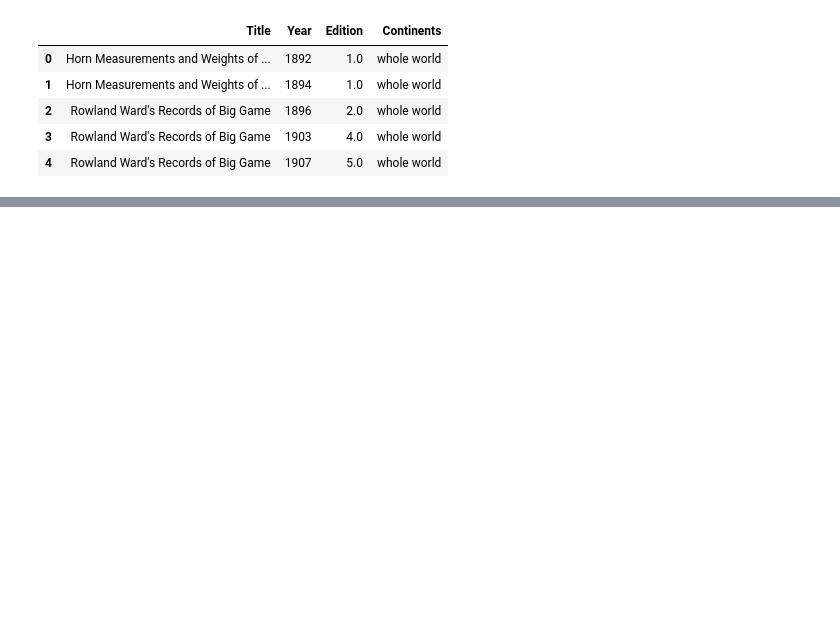
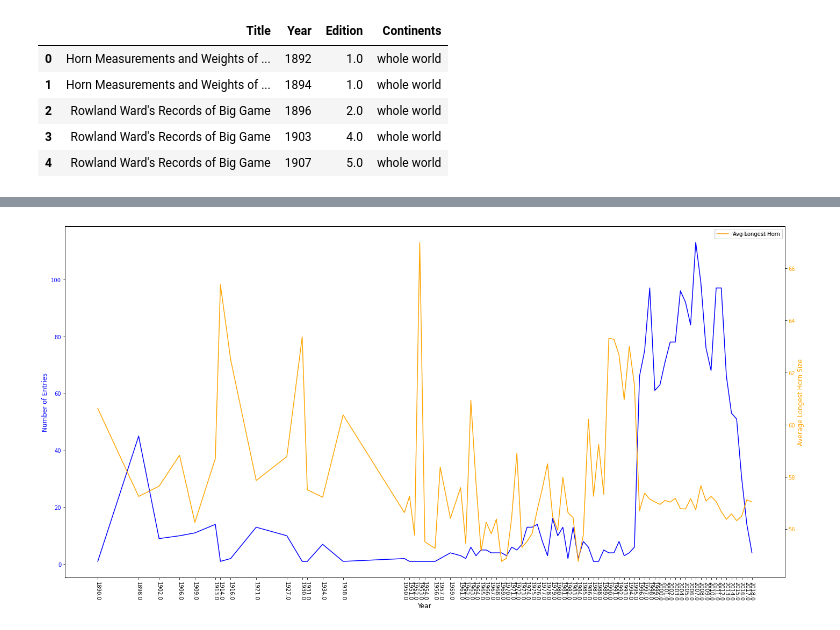
Before and after one commit to StewTaylor0/rowland_ward, a Jupyter notebook: rowlandward_analysis.ipynb, the cells around one changed output, grey strips where cells are left out. Cells and saved outputs as stored; diff of their text form; code cells hidden in the pictures; blank space fills up the shorter version.

```diff
--- a/rowlandward_analysis.ipynb
+++ b/rowlandward_analysis.ipynb
@@ -457,0 +464,29 @@ plt.show()
+# %%
+# We can see a clear example of the central limit theorem where as the sample size increases, the mean has less variance.
+# i.e more data reduces the impact outliers have.
+# taking post 1996 data, the mean is around 57".
+
+year_counts = df['Date'].value_counts().sort_index().reset_index()
+year_counts.columns = ['Date', 'Entry_Count']
+
+avg_horn_by_year = df.groupby('Date')['longest_horn'].mean().reset_index()
+
+fig, ax1 = plt.subplots(figsize=(24, 12))
+
+sns.lineplot(x='Date', y='Entry_Count', data=year_counts, ax=ax1, color='blue', label='Number of Entries')
+ax1.set_xlabel('Year', fontsize=12)
+ax1.set_ylabel('Number of Entries', fontsize=12, color='blue')
+ax1.tick_params(axis='y', labelcolor='blue')
+
+ax2 = ax1.twinx()
+sns.lineplot(x='Date', y='longest_horn', data=avg_horn_by_year, ax=ax2, color='orange', label='Avg Longest Horn')
+ax2.set_ylabel('Average Longest Horn Size', fontsize=12, color='orange')
+ax2.tick_params(axis='y', labelcolor='orange')
+
+years = sorted(df['Date'].dropna().unique())
+ax1.set_xticks(years)
+ax1.set_xticklabels(years, rotation=-90)
+
+plt.show()
+# %% [output]
+[figure, added]
```
Also changed, not shown: parts of 13 cells of this notebook.
